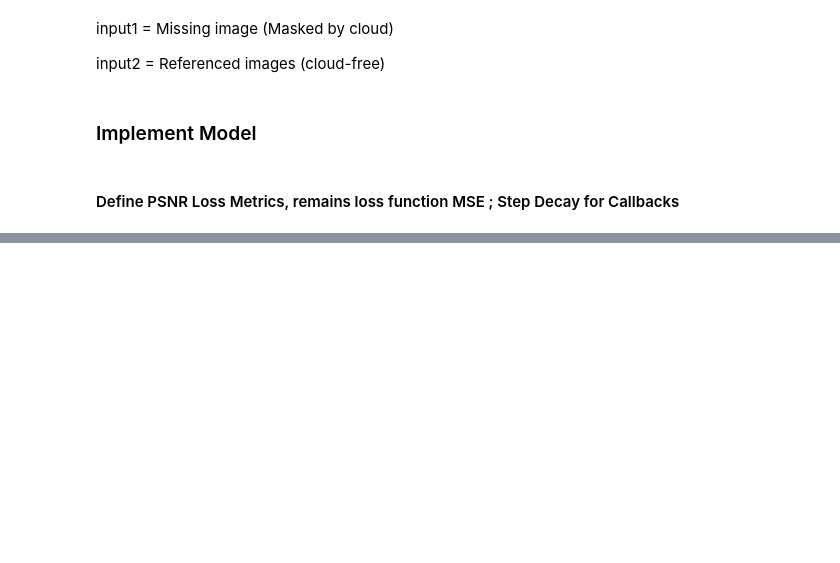
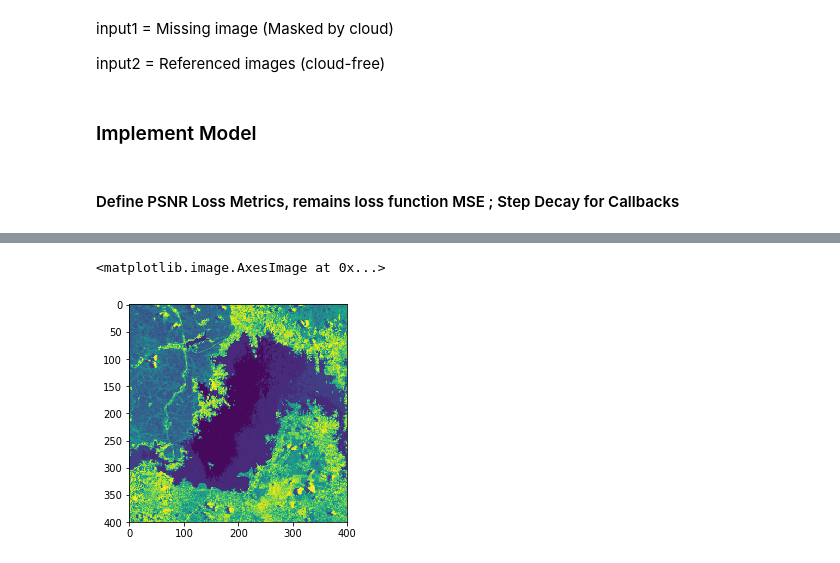
Before and after one commit to Hydroviet/CNN-L8-Recovery, a Jupyter notebook: Keras_NN.ipynb, the cells around one changed output, grey strips where cells are left out. Drawn from its saved outputs; the diff is of its cells as text; code cells hidden in the pictures; blank space fills up the shorter version.

```diff
--- a/Keras_NN.ipynb
+++ b/Keras_NN.ipynb
@@ -68,0 +131,5 @@ model.compile(optimizer=adam, loss='mean_squared_error', metrics=[PSNRLoss])
+# %%
+plt.imshow(testX_2[0,:,:,0])
+# %% [output]
+<matplotlib.image.AxesImage at 0x...>
+[figure, added]
```
Also changed, not shown: parts of 15 cells of this notebook, 2 other files.
